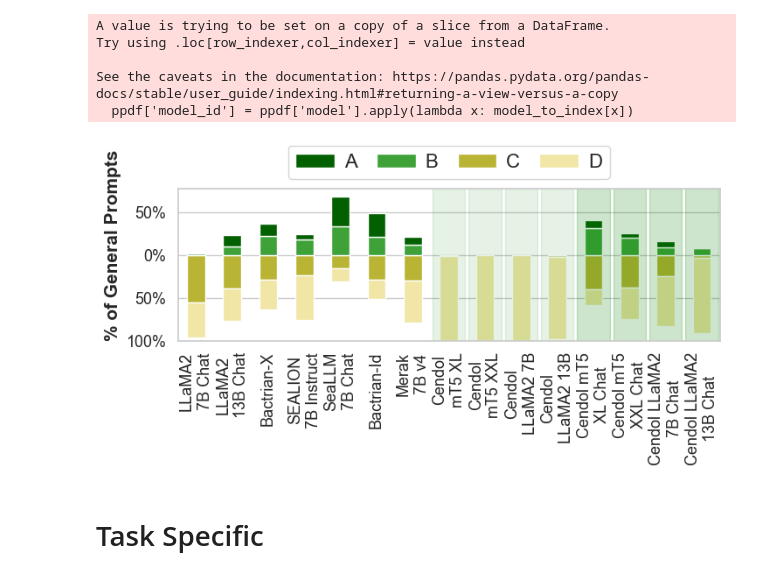
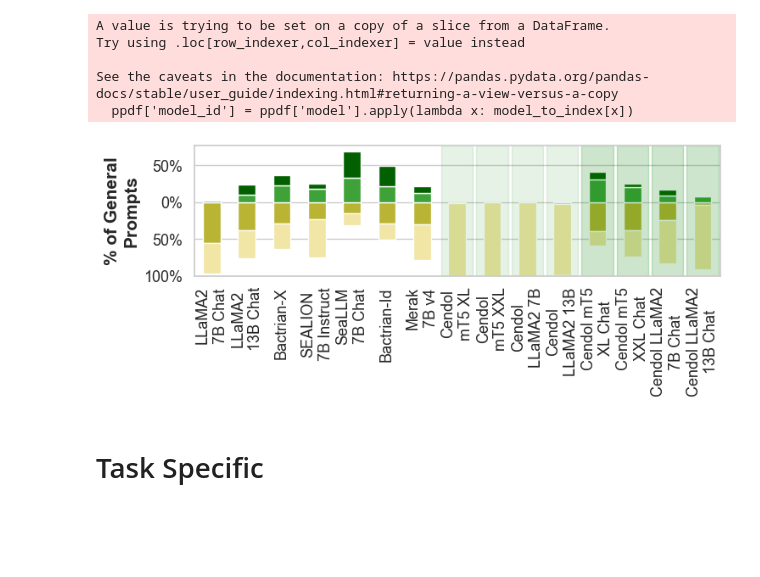
Before and after one commit to IndoNLP/cendol, a Jupyter notebook: evaluation/annot_eval_plotly.ipynb, the cells around one changed output. Drawn from its saved outputs; the diff is of its cells as text; code cells hidden in the pictures; blank space fills up the shorter version.

```diff
--- a/evaluation/annot_eval_plotly.ipynb
+++ b/evaluation/annot_eval_plotly.ipynb
@@ -431,42 +431,43 @@ def get_model_name(mdl):
 
 # plt.rcParams["figure.figsize"] = (12,4)
 
 all_df.plot(kind='bar',
             stacked=True,
             # grid=False,
-            figsize=(8,2.25),
+            legend=False,
+            figsize=(8,2),
             # title="EEHEHEHE",
             color=['#bab434ff','#f1e6a5ff','#3fa239ff','#036001ff']).grid(axis='x')
 
 # sns.barplot(data=all_pdf, x="Model", y="score_value", hue="score") #, order="score")
 
 plt.xticks([i for i in range(all_df['model'].nunique())], all_df['model'].apply(lambda x: model_to_display_name[x]), fontsize=13, rotation=90)
 plt.yticks(fontsize=13)
 
 from matplotlib.ticker import FuncFormatter
 
 @FuncFormatter
 def my_formatter(x, pos):
      return "{}".format(str(int(round(abs(x) * 100))) + "%")
 plt.gca().yaxis.set_major_formatter(my_formatter)
 
-handles, labels = plt.gca().get_legend_handles_labels()
-plt.legend(
-    [handles[-1], handles[-2], handles[0], handles[1]],
-    [labels[-1], labels[-2], labels[0], labels[1]],
-    handlelength=2, columnspacing=1, handletextpad=0.5,
-    ncol=4, loc='upper center', bbox_to_anchor=(0.5, 1.35), fontsize=16)
+# handles, labels = plt.gca().get_legend_handles_labels()
+# plt.legend(
+#     [handles[-1], handles[-2], handles[0], handles[1]],
+#     [labels[-1], labels[-2], labels[0], labels[1]],
+#     handlelength=2, columnspacing=1, handletextpad=0.5,
+#     ncol=4, loc='upper center', bbox_to_anchor=(0.5, 1.35), fontsize=16)
 n_model = len(all_df)
 for i in range(n_model-8, n_model-4):
     plt.axvspan(i-0.45,i+0.45, color='green', alpha=0.1)
 for i in range(n_model-4, n_model):
     plt.axvspan(i-0.45,i+0.45, color='green', alpha=0.2)
-plt.ylabel("% of General Prompts", fontweight="bold", fontsize=15, loc="bottom")
+plt.ylabel("% of General\nPrompts", fontweight="bold", fontsize=15, loc="center")
 # plt.title("Human Eval. on General Prompts", loc="left", fontweight="bold", fontsize=16)
 plt.savefig('local_prompt_all_eval.pdf', bbox_inches='tight')
 plt.show()
 # %% [output]
-[figure, old version]
+[figure, new version]
 # %% [markdown]
 # Task Specific
 # %%
```
Also changed, not shown: parts of 1 cell of this notebook.
